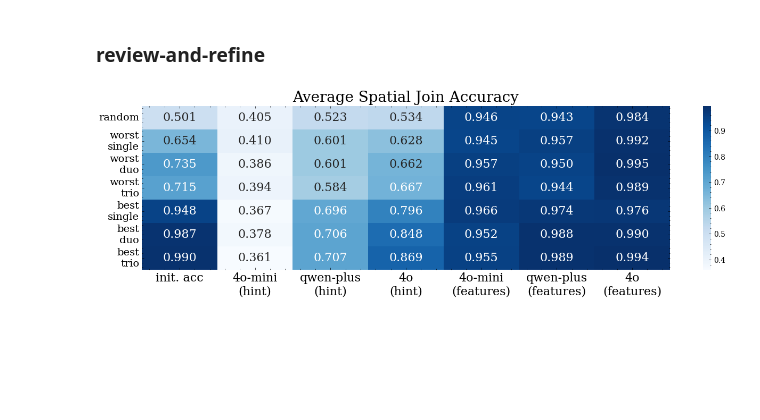
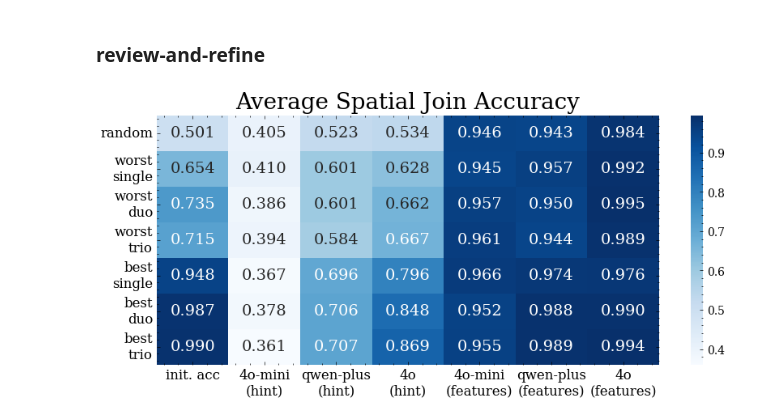
Before and after one commit to BeanHam/2024-spatial-data-integration, a Jupyter notebook: join_task/inference_results/vis_llm_results.ipynb, the cells around one changed output. Saved outputs shown, nothing was run; the diff lists cells and outputs as text; code cells hidden in the pictures; blank space fills up the shorter version.

Commit message:
updated visualizations

```diff
--- a/join_task/inference_results/vis_llm_results.ipynb
+++ b/join_task/inference_results/vis_llm_results.ipynb
@@ -185,12 +185,12 @@ avg_values.index=['random', 'worst\nsingle', 'worst\nduo', 'worst\ntrio',
 # %%
 plt.style.use('science')
 plt.rc('text', usetex=False)
-plt.figure(figsize=(16,4))
-ax=sns.heatmap(avg_values, annot=True, fmt = '.3f', cmap='Blues', annot_kws={"fontsize":16})
+plt.figure(figsize=(10,4))
+ax=sns.heatmap(avg_values, annot=True, fmt = '.3f', cmap='Blues', annot_kws={"fontsize":14})
 ax.set_title('Average Spatial Join Accuracy',fontsize=20)
-ax.set_xticklabels(ax.xaxis.get_ticklabels(), fontsize=16)
-ax.set_yticklabels(ax.yaxis.get_ticklabels(), fontsize=14)
+ax.set_xticklabels(ax.xaxis.get_ticklabels(), fontsize=12)
+ax.set_yticklabels(ax.yaxis.get_ticklabels(), fontsize=12)
 plt.savefig(f'../../visualizations/join_task_review_and_refine.png', bbox_inches='tight',pad_inches=0, dpi=600)
 pass
 # %% [output]
-[figure, old version]
+[figure, new version]
```
Also changed, not shown: parts of 1 cell of this notebook, 4 other files.
